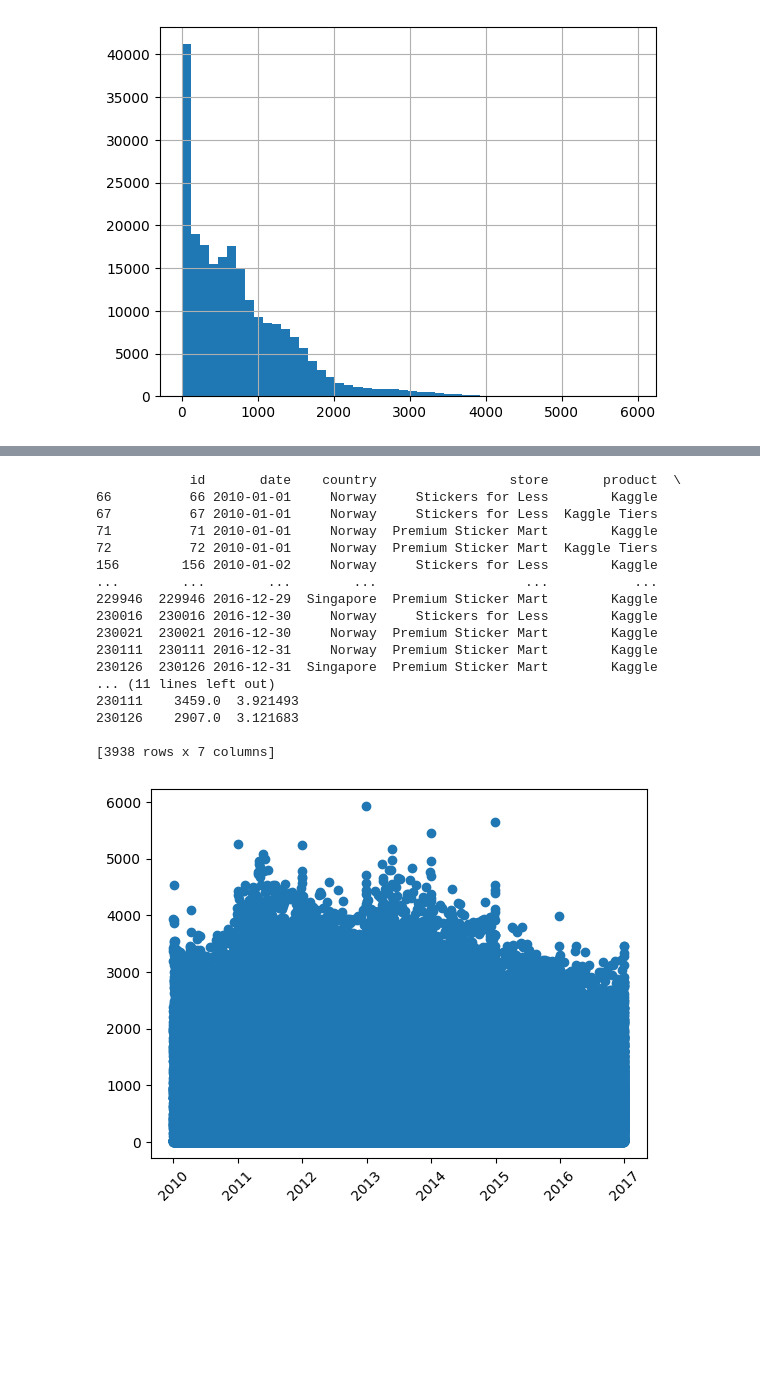
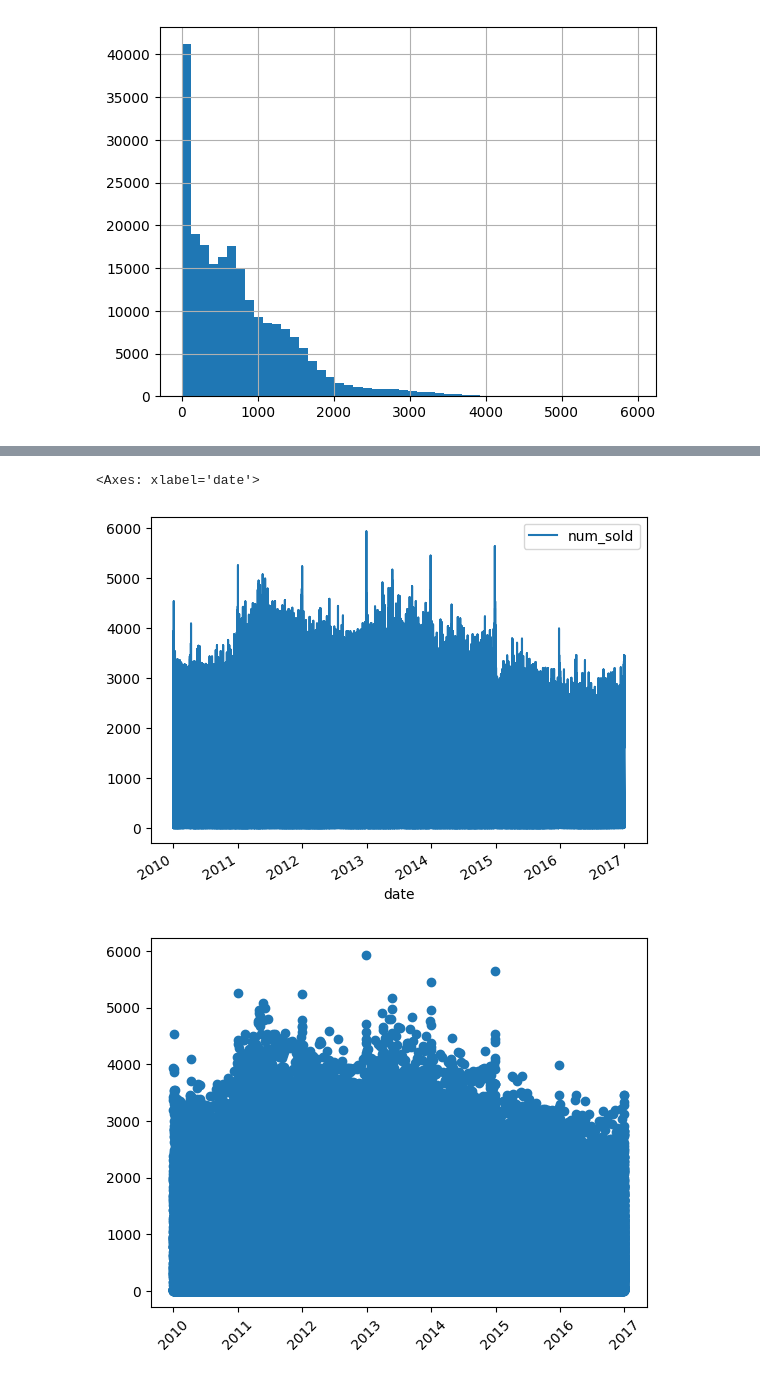
Before and after one commit to tselane2110/Forecasting-Sticker-Sales, a Jupyter notebook: StickerSalesForecasting.ipynb, the cells around one changed output, grey strips where cells are left out. Cells and saved outputs as stored; diff of their text form; code cells hidden in the pictures; blank space fills up the shorter version.

Commit message:
add: some visualizations

```diff
--- a/StickerSalesForecasting.ipynb
+++ b/StickerSalesForecasting.ipynb
@@ -264,25 +259,8 @@ plt.show()
-# %%
-df["z_score"] = stats.zscore(df["num_sold"])
-outliers = df[df["z_score"].abs() > 3]
-print(outliers)
-# %% [output]
-            id       date    country                 store       product  \
-66          66 2010-01-01     Norway     Stickers for Less        Kaggle
-67          67 2010-01-01     Norway     Stickers for Less  Kaggle Tiers
-71          71 2010-01-01     Norway  Premium Sticker Mart        Kaggle
-72          72 2010-01-01     Norway  Premium Sticker Mart  Kaggle Tiers
-156        156 2010-01-02     Norway     Stickers for Less        Kaggle
-...        ...        ...        ...                   ...           ...
-229946  229946 2016-12-29  Singapore  Premium Sticker Mart        Kaggle
-230016  230016 2016-12-30     Norway     Stickers for Less        Kaggle
-230021  230021 2016-12-30     Norway  Premium Sticker Mart        Kaggle
-230111  230111 2016-12-31     Norway  Premium Sticker Mart        Kaggle
-230126  230126 2016-12-31  Singapore  Premium Sticker Mart        Kaggle
-... (11 lines left out)
-230111    3459.0  3.921493
-230126    2907.0  3.121683
-
-[3938 rows x 7 columns]
+# %%
+df.plot.line(x = 'date', y = 'num_sold')
+# %% [output]
+<Axes: xlabel='date'>
+[figure, added]
 # %%
 plt.scatter(df["date"], df["num_sold"])
 plt.xticks(rotation=45)
```
Also changed, not shown: parts of 7 cells of this notebook.
